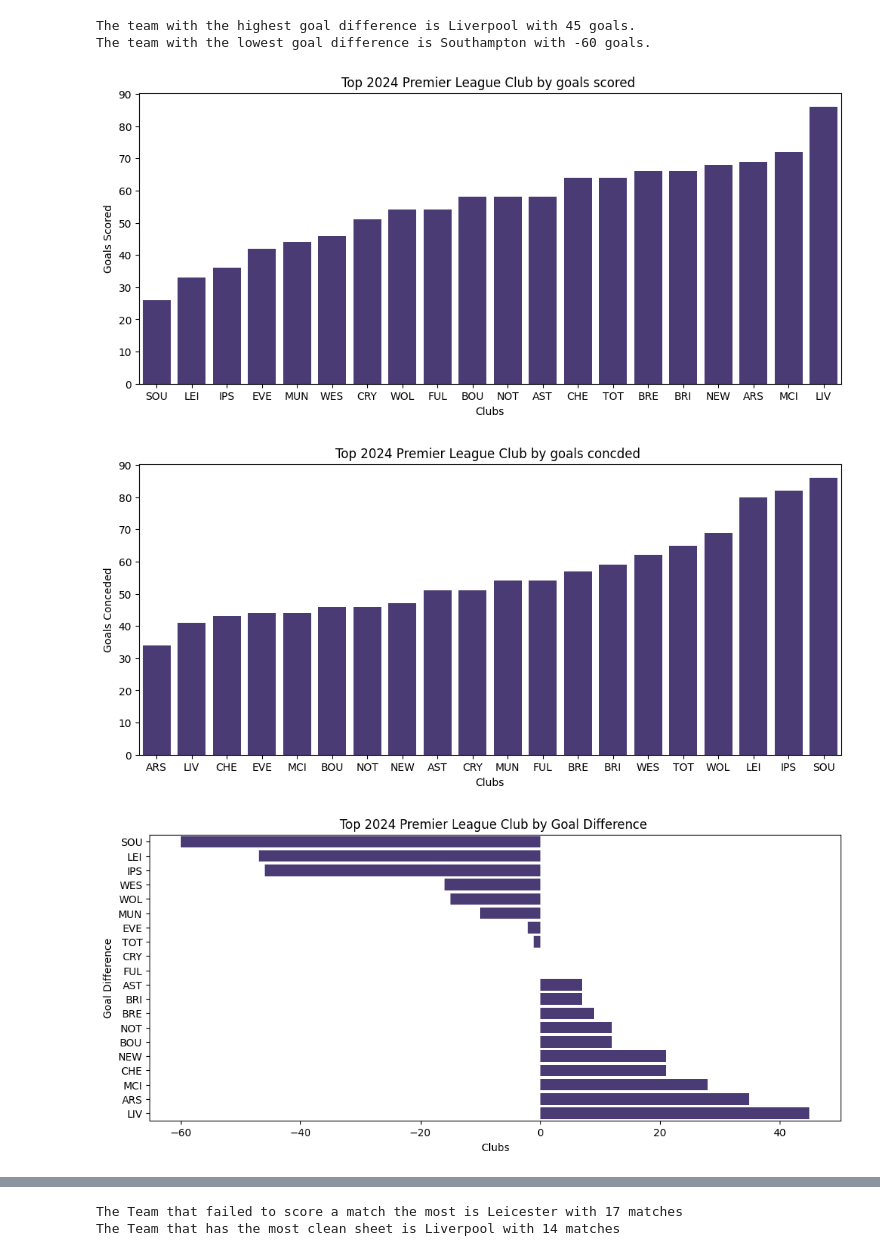
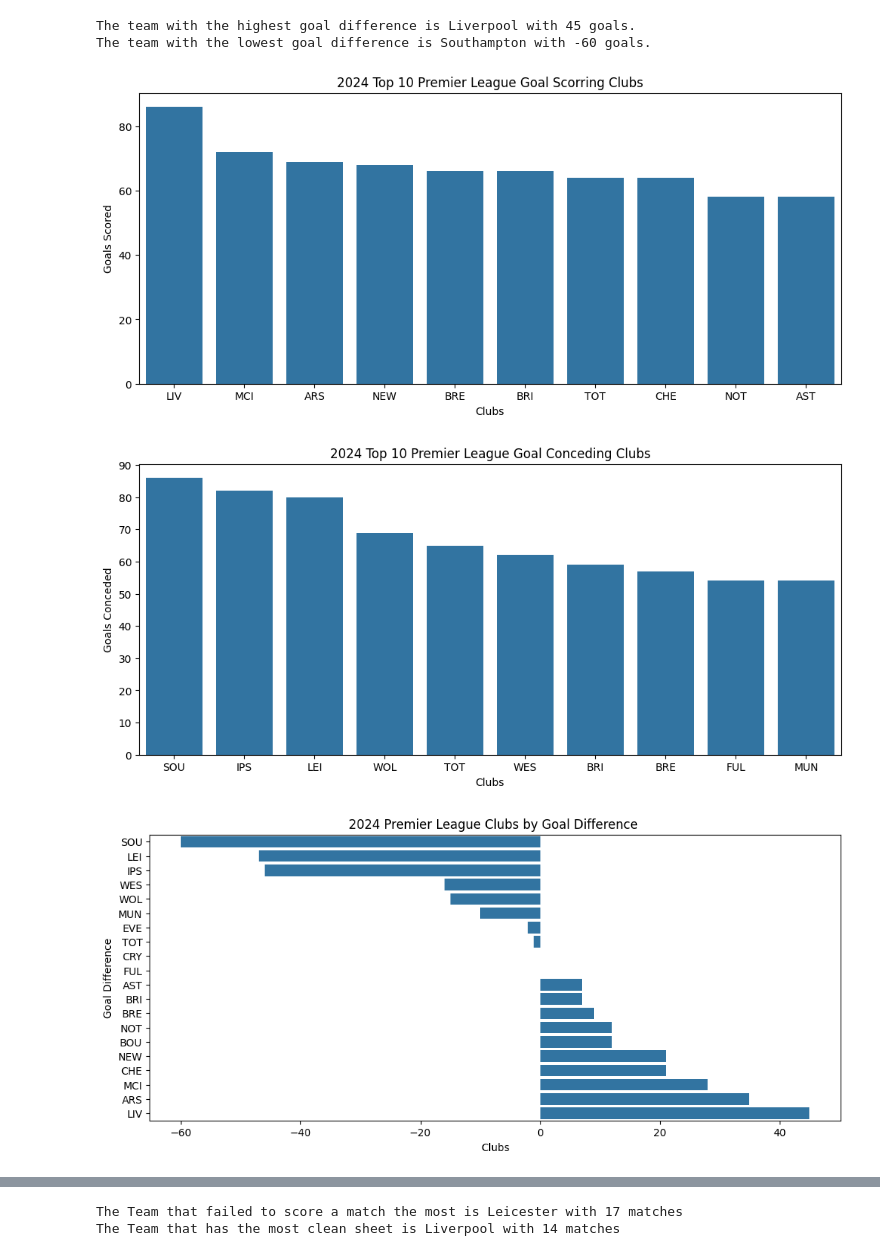
Before and after one commit to Lakes41/Premier-league-predictor-model, a Jupyter notebook: Notebooks/EDA.ipynb, the cells around one changed output, grey strips where cells are left out. Drawn from its saved outputs; the diff is of its cells as text; code cells hidden in the pictures.

```diff
--- a/Notebooks/EDA.ipynb
+++ b/Notebooks/EDA.ipynb
@@ -168,32 +173,32 @@ The team with the highest goal difference is Liverpool with 45 goals.
 The team with the lowest goal difference is Southampton with -60 goals.
 # %%
 fig, ax = plt.subplots(figsize=(12, 5))
-sns.barplot(x='code', y='goals_scored', data=data_2024.sort_values(by='goals_scored', ascending=True), ax=ax)
-ax.set_yticks(range(0, 100, 10))
-plt.title("Top 2024 Premier League Club by goals scored ")
+sns.barplot(x='code', y='goals_scored', data=data_2024.sort_values(by='goals_scored', ascending=False).head(10), ax=ax)
+#ax.set_yticks(range(0, 100, 10))
+plt.title("2024 Top 10 Premier League Goal Scorring Clubs")
 plt.xlabel("Clubs")
 plt.ylabel("Goals Scored")
 plt.show()
 # %% [output]
-[figure, old version]
+[figure, new version]
 # %%
 fig, ax = plt.subplots(figsize=(12, 5))
-sns.barplot(x='code', y='goals_conceded', data=data_2024.sort_values(by='goals_conceded', ascending=True), ax=ax)
+sns.barplot(x='code', y='goals_conceded', data=data_2024.sort_values(by='goals_conceded', ascending=False).head(10), ax=ax)
 ax.set_yticks(range(0, 100, 10))
-plt.title("Top 2024 Premier League Club by goals concded ")
+plt.title("2024 Top 10 Premier League Goal Conceding Clubs")
 plt.xlabel("Clubs")
 plt.ylabel("Goals Conceded")
 plt.show()
 # %% [output]
-[figure, old version]
+[figure, new version]
 # %%
 fig, ax = plt.subplots(figsize=(12, 5))
 sns.barplot(y='code', x='goal_diff', data=data_2024.sort_values(by='goal_diff', ascending=True), ax=ax)
-plt.title("Top 2024 Premier League Club by Goal Difference ")
+plt.title("2024 Premier League Clubs by Goal Difference ")
 plt.xlabel("Clubs")
 plt.ylabel("Goal Difference")
 plt.show()
 # %% [output]
-[figure, old version]
+[figure, new version]
 # %% [markdown]
 ### Fail to Score & Clean Sheets
```
Also changed, not shown: parts of 48 cells of this notebook, 2 other files.
